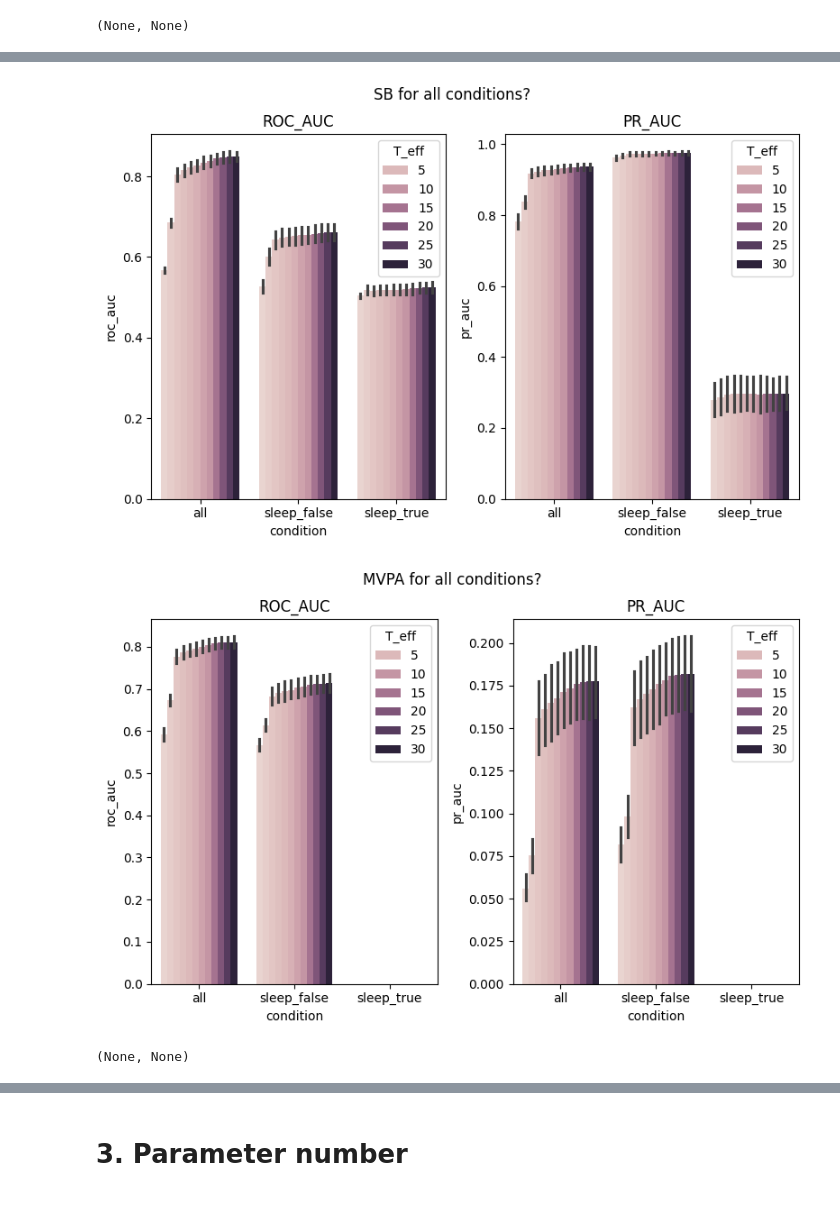
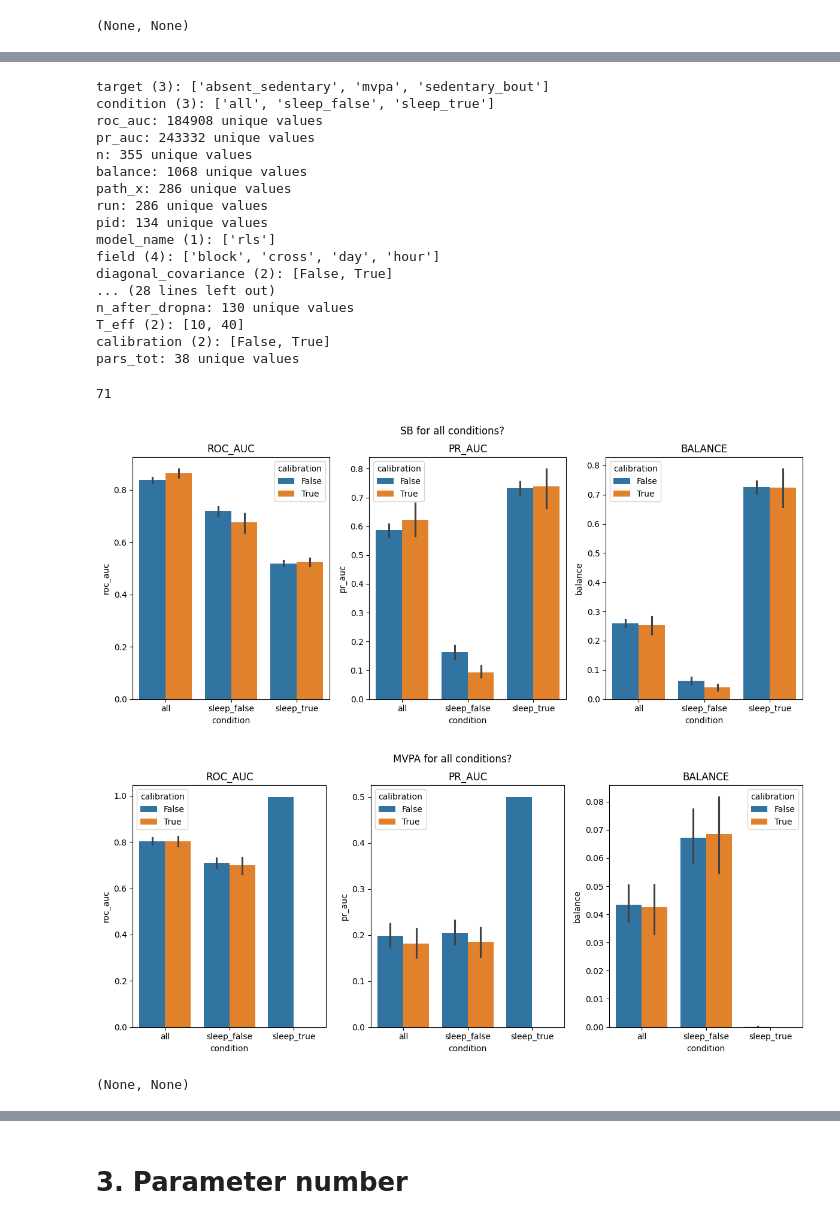
Before and after one commit to Jegmi/cppd-timeseries-forecasting, a Jupyter notebook: revision/1_data_qc.ipynb, the cells around one changed output, grey strips where cells are left out. Saved outputs shown, nothing was run; the diff lists cells and outputs as text; code cells hidden in the pictures.

```diff
--- a/revision/1_data_qc.ipynb
+++ b/revision/1_data_qc.ipynb
@@ -235,13 +274,13 @@ from itertools import combinations
 class MetricExplorer:
     """Helper class for exploring metrics across conditions."""
 
-    def __init__(self, data_df, metadata_df, metrics=['r2', 'rmse', 'mae']):
+    def __init__(self, data_df, metadata_df, metrics=None):
         """Initialize with merged data."""
         self.data = (
             data_df.merge(metadata_df, on=['pid','run'], how='left')
         )
-        self.metrics = metrics
-        self.cols = len(metrics)
+        self.metrics = metrics if metrics else ['r2', 'rmse', 'mae']
+        self.cols = len(self.metrics)
 
     def filter(self, **kwargs):
         """Filter data by conditions."""
@@ -254,6 +293,15 @@ class MetricExplorer:
 
         assert len(filtered), f'empty for {kwargs}'
         return filtered
+
+    def print_unique_values(self, max_print=30):
+        """Print unique values for all columns in the data."""
+        for col in self.data.columns:
+            unique_vals = self.data[col].nunique()
+            if unique_vals <= max_print:
+                print(f"{col} ({unique_vals}): {sorted(self.data[col].unique())}")
+            else:
+                print(f"{col}: {unique_vals} unique values")
 
     def plot_comparison(self, x, hue, fixed_conditions=None, **plot_kwargs):
         """Quick comparison plot for all metrics."""
@@ -751,7 +799,7 @@ import warnings
 # Experiment 1:
 
 
-def init(run):
+def init(run, metrics=None):
     """ factory funct """
 
     runs_path =  Path(f'/sc/arion/projects/Clinical_Times_Series/cpp_data/runs/{run}/')
@@ -769,7 +817,7 @@ def init(run):
     a_flag = ~meta['forecasting_modality'].isin(['a|h'])
     meta['pars_tot'] = meta['n_pars_heart']*h_flag + meta['n_pars_activity']*a_flag
 
-    return MetricExplorer(reg, meta)
+    return MetricExplorer(reg, meta,metrics=metrics)
 
 run = '20251117_1351'
 explorer = init(run)
@@ -1191,24 +1193,53 @@ auc.head()
+# %%
+explorer.print_unique_values()
+# %% [output]
+target (3): ['absent_sedentary', 'mvpa', 'sedentary_bout']
+condition (3): ['all', 'sleep_false', 'sleep_true']
+roc_auc: 184908 unique values
+pr_auc: 243332 unique values
+n: 355 unique values
+balance: 1068 unique values
+path_x: 286 unique values
+run: 286 unique values
+pid: 134 unique values
+model_name (1): ['rls']
+field (4): ['block', 'cross', 'day', 'hour']
+diagonal_covariance (2): [False, True]
+... (28 lines left out)
+n_after_dropna: 130 unique values
+T_eff (2): [10, 40]
+calibration (2): [False, True]
+pars_tot: 38 unique values
+# %%
+processed_path = '/sc/arion/projects/Clinical_Times_Series/cpp_data/final/processed/ctrl/revision_nan_all_patients_60.npz'
+loaded = np.load(processed_path, allow_pickle=True)
+metadata = pd.DataFrame.from_records(loaded['metadata'])
+len(metadata.patient_count.unique())
+# %% [output]
+71
 # %%
+fixed_conditions={'field':'cross', 'diagonal_covariance':False, #'task':'activity',
+                          'kernel_hour': 10, 'kernel_day':5,'target':'sedentary_bout', 'T_eff':10} #
+fixed_conditions.update({'forecasting_modality':'a|a'})
+
 # now that we have the best model
-f,axs=explorer2.plot_comparison(
-        hue='T_eff',
+f,axs=explorer.plot_comparison(
+        hue='calibration',
         x='condition',
-        fixed_conditions={'field':'cross', 'forecasting_modality':'a|ah',
-                          'kernel_hour': 5, 'kernel_day':3,'target':'absent_sedentary'}
-)
+        fixed_conditions=fixed_conditions)
 f.suptitle('SB for all conditions?', y=1.03)
 plt.show(), plt.close()
 
 # now that we have the best model
-f,axs=explorer2.plot_comparison(
-        hue='T_eff',
+fixed_conditions.update({'target':'mvpa'})
+f,axs=explorer.plot_comparison(
+        hue='calibration',
         x='condition',
-        fixed_conditions={'field':'cross', 'forecasting_modality':'a|ah',
-                          'kernel_hour': 5, 'kernel_day':3,'target':'mvpa'}
-)
+        fixed_conditions=fixed_conditions)
+
 f.suptitle('MVPA for all conditions?', y=1.03)
 plt.show(), plt.close()
 # %% [output]
-[figure, old version]
+[figure, new version]
-[figure, old version]
+[figure, new version]
 (None, None)
```
Also changed, not shown: parts of 28 cells of this notebook, 7 other files.
